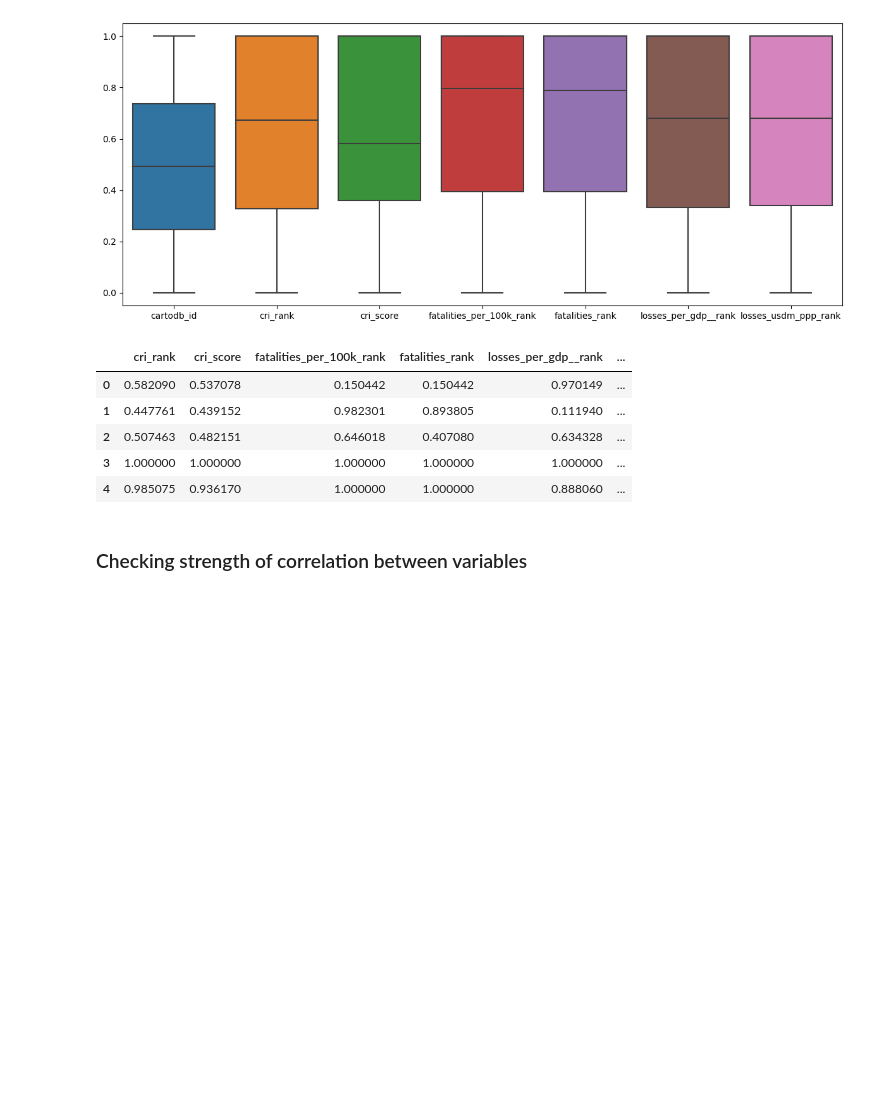
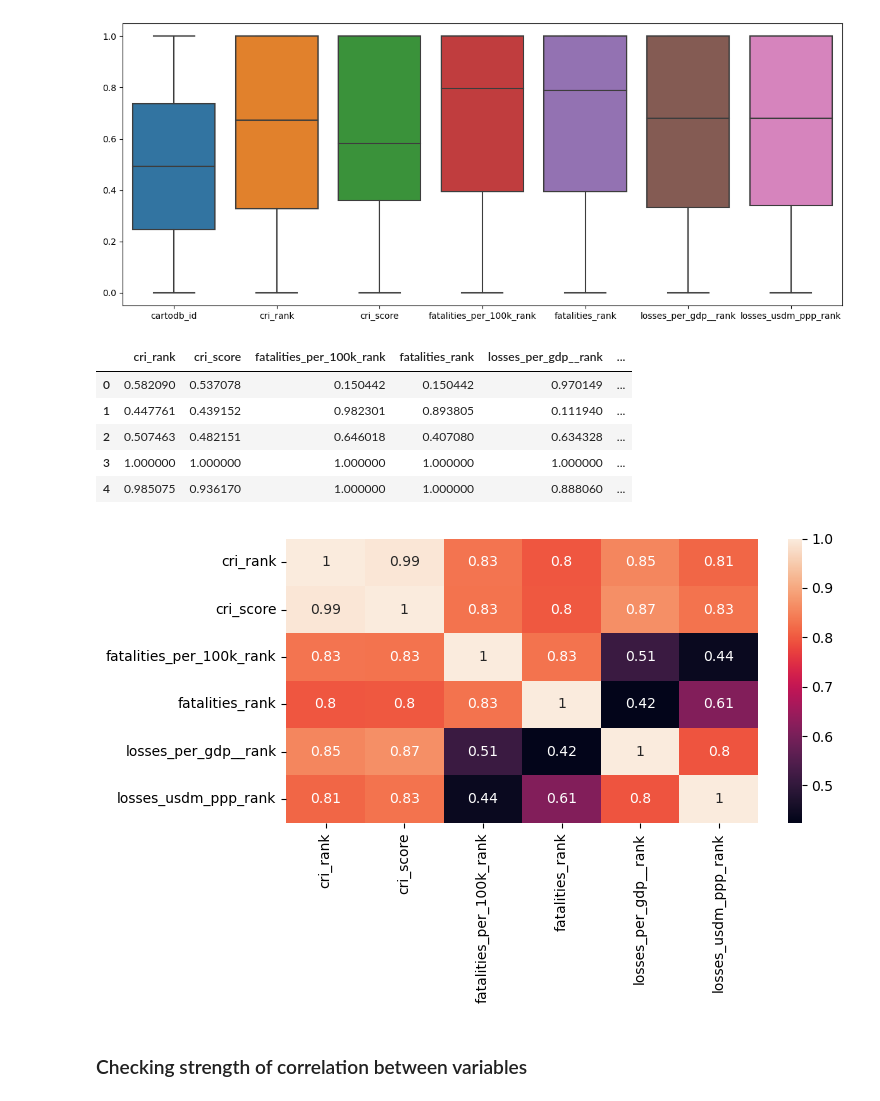
Before and after one commit to tahmee/SVC-Premiere-Project, a Jupyter notebook: SVC project.ipynb, the cells around one changed output. Drawn from its saved outputs; the diff is of its cells as text; code cells hidden in the pictures; blank space fills up the shorter version.

```diff
--- a/SVC project.ipynb
+++ b/SVC project.ipynb
@@ -369,6 +371,14 @@ df_new.head()
 | 2 | 0.507463 | 0.482151 | 0.646018 | 0.407080 | 0.634328 | ... |
 | 3 | 1.000000 | 1.000000 | 1.000000 | 1.000000 | 1.000000 | ... |
 | 4 | 0.985075 | 0.936170 | 1.000000 | 1.000000 | 0.888060 | ... |
+# %%
+plt.figure(figsize=(8, 5))
+plt.rcParams["figure.figsize"] = [7.50, 3.50]
+plt.rcParams["figure.autolayout"] = True
+sns.heatmap(df_new.corr(), annot = True)
+plt.savefig('correlation.jpeg')
+# %% [output]
+[figure, added]
 # %% [markdown]
 ### Checking strength of correlation between variables
 # %%
```
Also changed, not shown: parts of 11 cells of this notebook.
